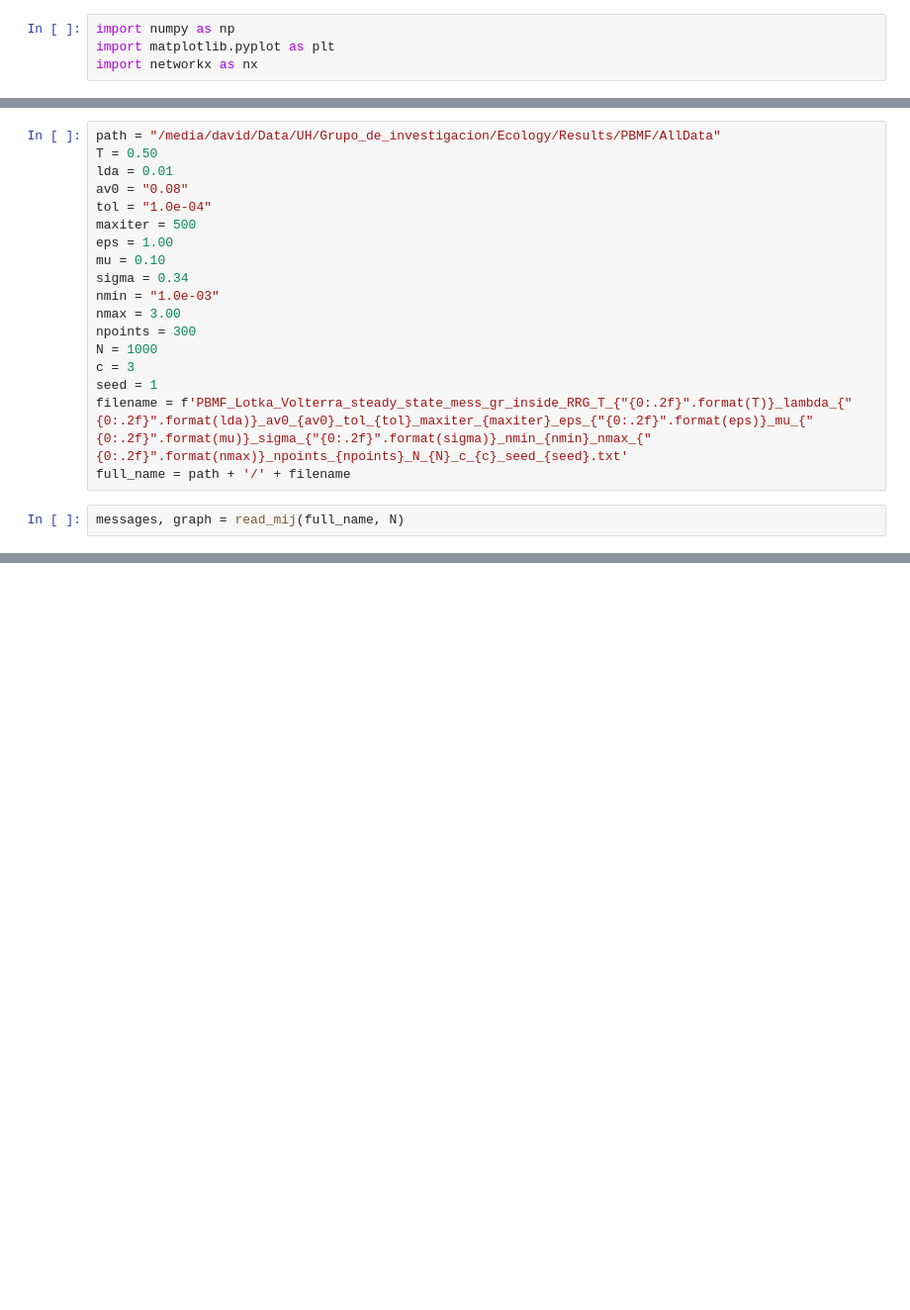
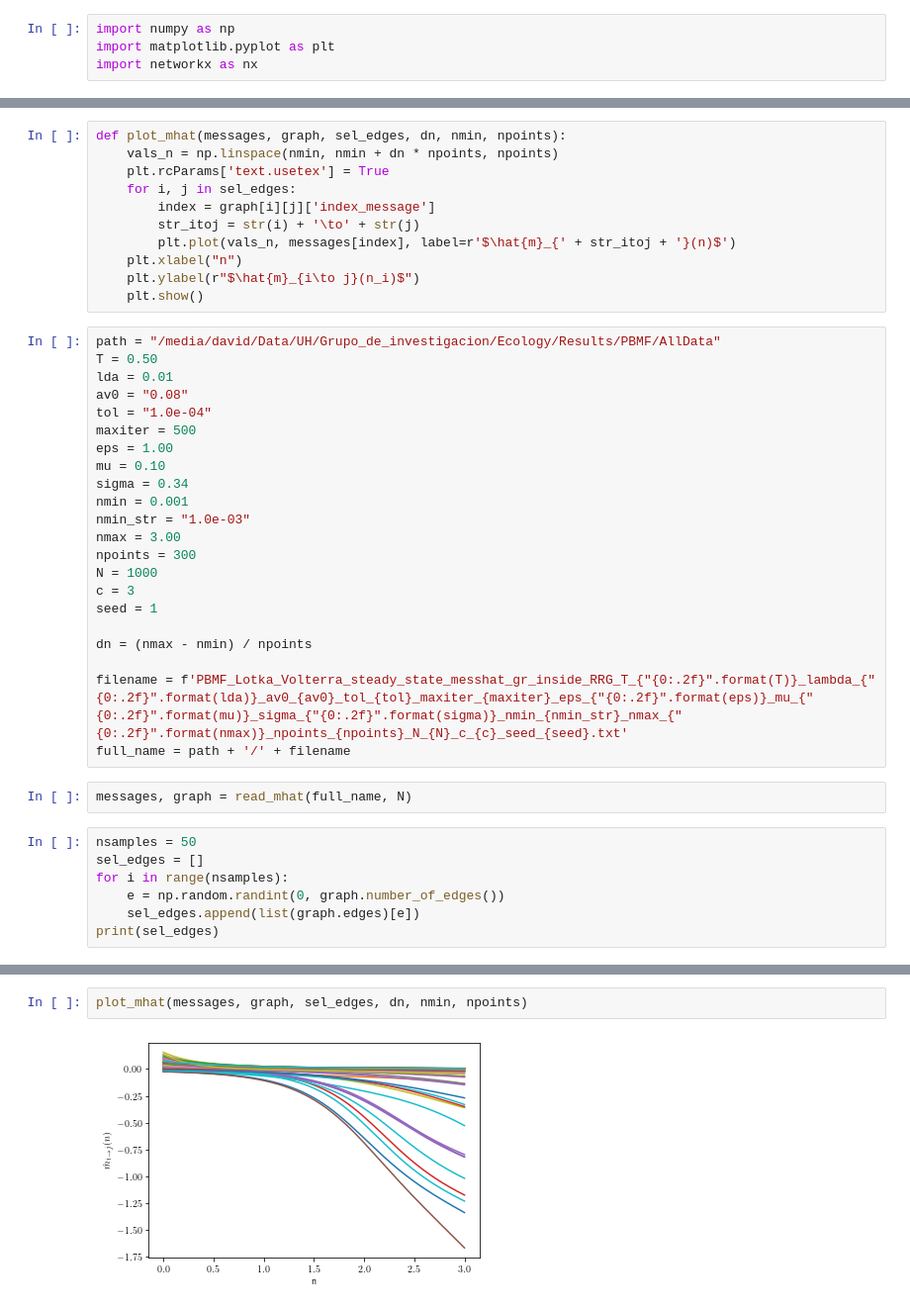
Before and after one commit to d4v1d-cub/Ecology, a Jupyter notebook: plot_PBMF.ipynb, the cells around one changed output, grey strips where cells are left out. Shown at 99% size. Drawn from its saved outputs; the diff is of its cells as text; blank space fills up the shorter version.

Commit message:
plotting distribution

```diff
--- a/plot_PBMF.ipynb
+++ b/plot_PBMF.ipynb
@@ -27,3 +27,14 @@ def compt_mhat(messages, graph):
+# %%
+def plot_mhat(messages, graph, sel_edges, dn, nmin, npoints):
+    vals_n = np.linspace(nmin, nmin + dn * npoints, npoints)
+    plt.rcParams['text.usetex'] = True
+    for i, j in sel_edges:
+        index = graph[i][j]['index_message']
+        str_itoj = str(i) + '\to' + str(j)
+        plt.plot(vals_n, messages[index], label=r'$\hat{m}_{' + str_itoj + '}(n)$')
+    plt.xlabel("n")
+    plt.ylabel(r"$\hat{m}_{i\to j}(n_i)$")
+    plt.show()
 # %%
 path = "/media/david/Data/UH/Grupo_de_investigacion/Ecology/Results/PBMF/AllData"
 T = 0.50
@@ -34,13 +45,24 @@ maxiter = 500
 eps = 1.00
 mu = 0.10
 sigma = 0.34
-nmin = "1.0e-03"
+nmin = 0.001
+nmin_str = "1.0e-03"
 nmax = 3.00
 npoints = 300
 N = 1000
 c = 3
 seed = 1
-filename = f'PBMF_Lotka_Volterra_steady_state_mess_gr_inside_RRG_T_{"{0:.2f}".format(T)}_lambda_{"{0:.2f}".format(lda)}_av0_{av0}_tol_{tol}_maxiter_{maxiter}_eps_{"{0:.2f}".format(eps)}_mu_{"{0:.2f}".format(mu)}_sigma_{"{0:.2f}".format(sigma)}_nmin_{nmin}_nmax_{"{0:.2f}".format(nmax)}_npoints_{npoints}_N_{N}_c_{c}_seed_{seed}.txt'
+
+dn = (nmax - nmin) / npoints
+
+filename = f'PBMF_Lotka_Volterra_steady_state_messhat_gr_inside_RRG_T_{"{0:.2f}".format(T)}_lambda_{"{0:.2f}".format(lda)}_av0_{av0}_tol_{tol}_maxiter_{maxiter}_eps_{"{0:.2f}".format(eps)}_mu_{"{0:.2f}".format(mu)}_sigma_{"{0:.2f}".format(sigma)}_nmin_{nmin_str}_nmax_{"{0:.2f}".format(nmax)}_npoints_{npoints}_N_{N}_c_{c}_seed_{seed}.txt'
 full_name = path + '/' + filename
 # %%
-messages, graph = read_mij(full_name, N)
+messages, graph = read_mhat(full_name, N)
+# %%
+nsamples = 50
+sel_edges = []
+for i in range(nsamples):
+    e = np.random.randint(0, graph.number_of_edges())
+    sel_edges.append(list(graph.edges)[e])
+print(sel_edges)
@@ -46,0 +71,4 @@ messages, graph = read_mij(full_name, N)
+# %%
+plot_mhat(messages, graph, sel_edges, dn, nmin, npoints)
+# %% [output]
+[figure, added]
```
Also changed, not shown: parts of 11 cells of this notebook, 5 other files.
